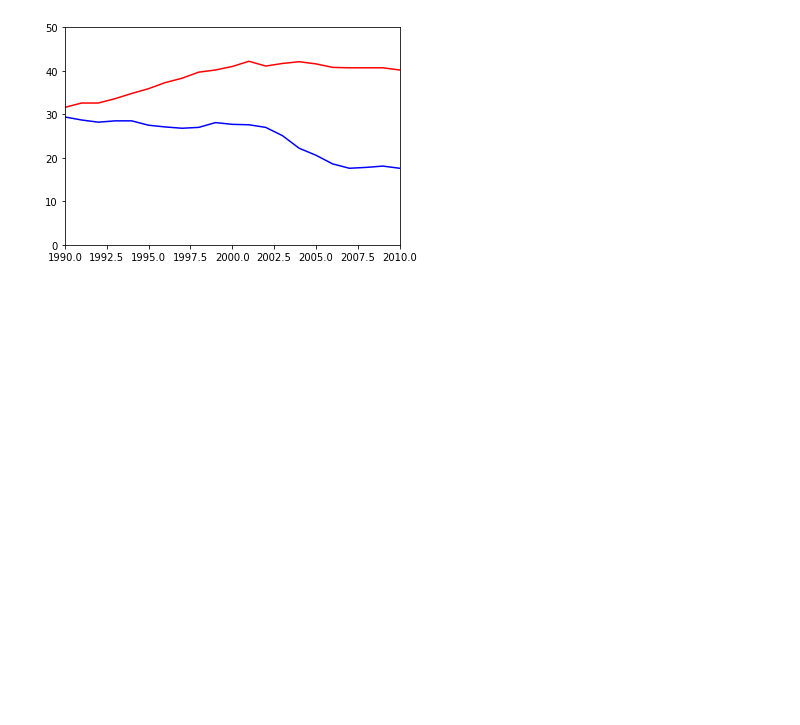
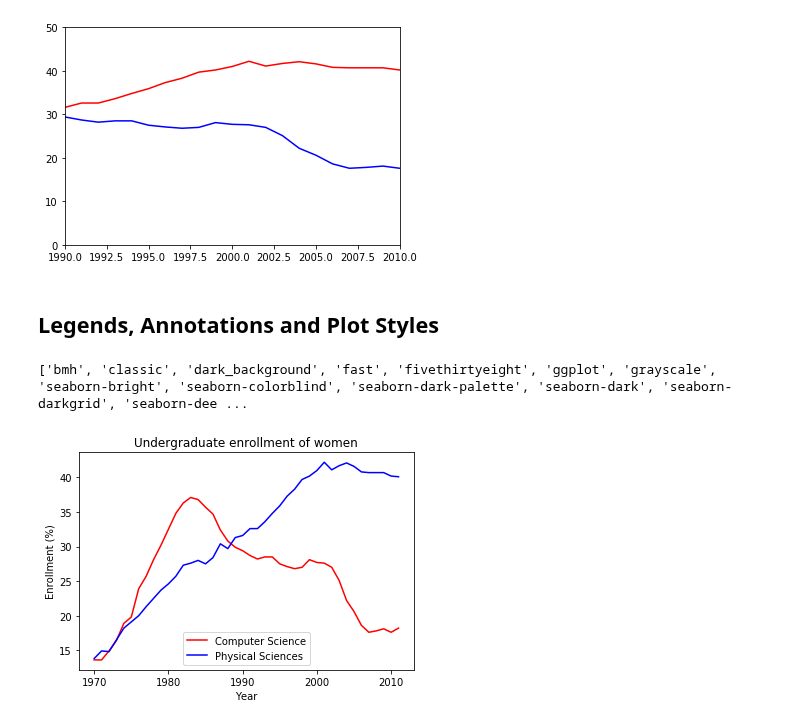
Before and after one commit to afminmax/DC-Data-Scientist-Lessons, a Jupyter notebook: 14-Intro-to-Python-Visualizations/python-viz-1.ipynb, the cells around one changed output. Cells and saved outputs as stored; diff of their text form; code cells hidden in the pictures; blank space fills up the shorter version.

Commit message:
added annotations, styles and labeling

```diff
--- a/14-Intro-to-Python-Visualizations/python-viz-1.ipynb
+++ b/14-Intro-to-Python-Visualizations/python-viz-1.ipynb
@@ -201,3 +201,27 @@ plt.axis((1990,2010,0,50))
 # %% [output]
 (1990, 2010, 0, 50)
 [figure]
+# %% [markdown]
+## Legends, Annotations and Plot Styles
+# %%
+# using stylesheets,yay - print a list!
+print(plt.style.available)
+# %% [output]
+['bmh', 'classic', 'dark_background', 'fast', 'fivethirtyeight', 'ggplot', 'grayscale', 'seaborn-bright', 'seaborn-colorblind', 'seaborn-dark-palette', 'seaborn-dark', 'seaborn-darkgrid', 'seaborn-dee ...
+# %%
+# Specify the label 'Computer Science'
+plt.plot(year, computer_science, color='red', label='Computer Science')
+
+# Specify the label 'Physical Sciences'
+plt.plot(year, physical_sciences, color='blue', label='Physical Sciences')
+
+# Add a legend at the lower center
+plt.legend(loc='lower center')
+
+# Add axis labels and title
+plt.xlabel('Year')
+plt.ylabel('Enrollment (%)')
+plt.title('Undergraduate enrollment of women')
+plt.show()
+# %% [output]
+[figure, added]
```
Also changed, not shown: parts of 1 cell of this notebook.
